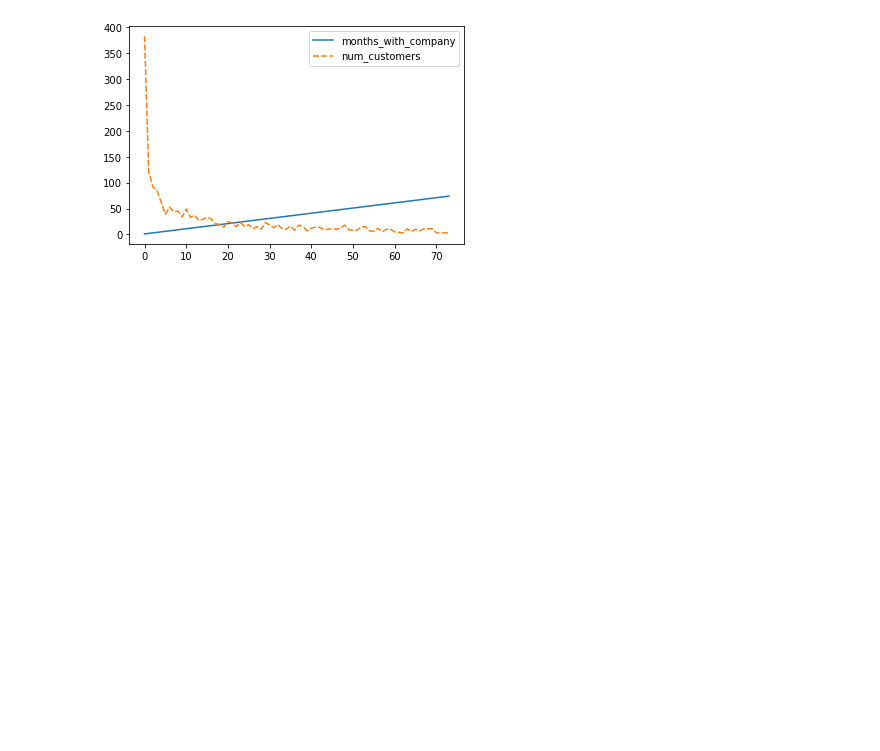
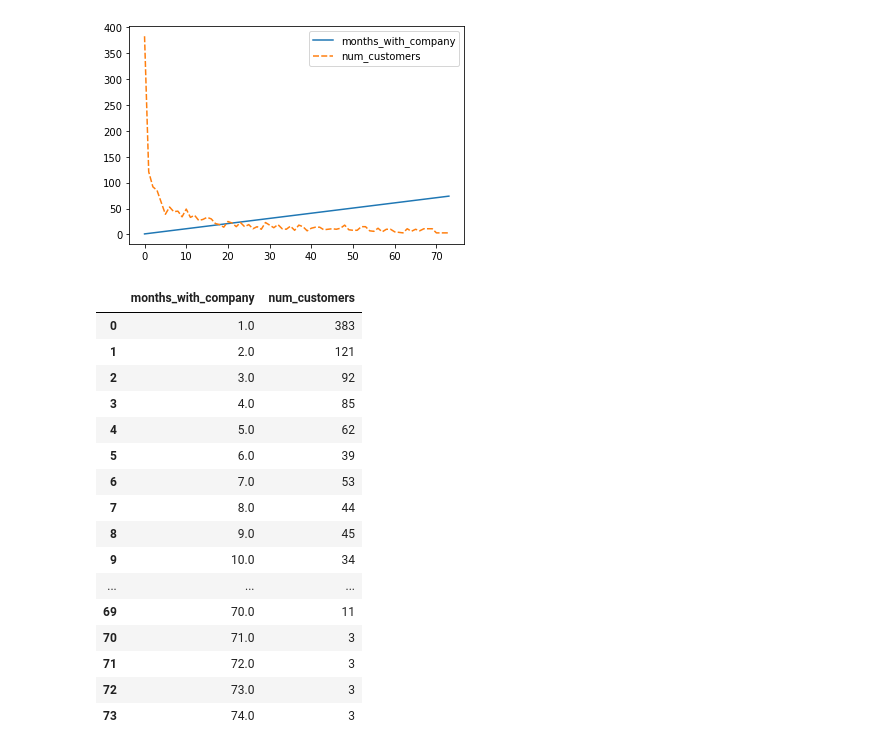
Before and after one commit to HeatherOrtegaMcMillan/storytelling_project, a Jupyter notebook: storytelling_notebook.ipynb, the cells around one changed output. Saved outputs shown, nothing was run; the diff lists cells and outputs as text; code cells hidden in the pictures; blank space fills up the shorter version.

```diff
--- a/storytelling_notebook.ipynb
+++ b/storytelling_notebook.ipynb
@@ -410,3 +415,23 @@ sns.lineplot(data = churned_tenure_df)
 # %% [output]
 <AxesSubplot:>
 [figure]
+# %%
+churned_tenure_df
+# %% [output]
+|  | months_with_company | num_customers |
+| 0 | 1.0 | 383 |
+| 1 | 2.0 | 121 |
+| 2 | 3.0 | 92 |
+| 3 | 4.0 | 85 |
+| 4 | 5.0 | 62 |
+| 5 | 6.0 | 39 |
+| 6 | 7.0 | 53 |
+| 7 | 8.0 | 44 |
+| 8 | 9.0 | 45 |
+| 9 | 10.0 | 34 |
+| ... | ... | ... |
+| 69 | 70.0 | 11 |
+| 70 | 71.0 | 3 |
+| 71 | 72.0 | 3 |
+| 72 | 73.0 | 3 |
+| 73 | 74.0 | 3 |
```
Also changed, not shown: parts of 8 cells of this notebook.
